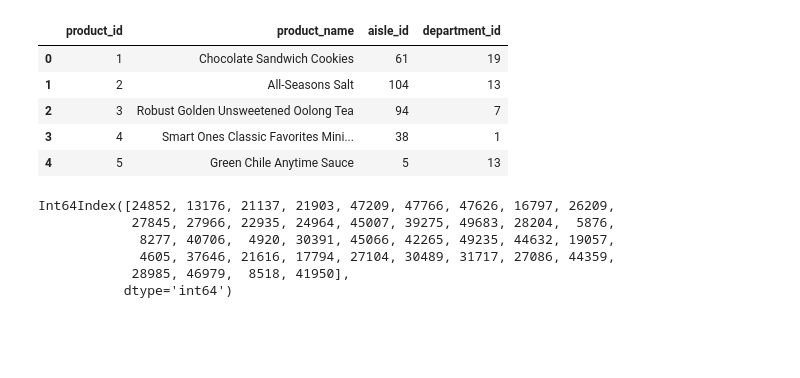
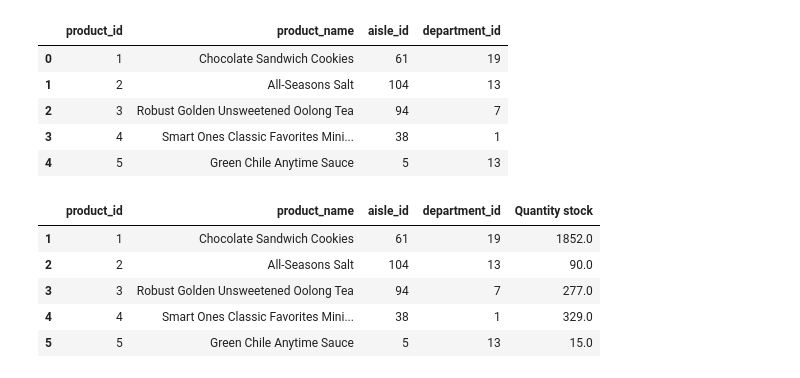
Before and after one commit to JAsanka/BUSINESS-INTELLIGENCE-SYSTEM, a Jupyter notebook: Untitled.ipynb, the cells around one changed output. Cells and saved outputs as stored; diff of their text form; code cells hidden in the pictures; blank space fills up the shorter version.

```diff
--- a/Untitled.ipynb
+++ b/Untitled.ipynb
@@ -180,13 +170,14 @@ products.head()
 | 2 | 3 | Robust Golden Unsweetened Oolong Tea | 94 | 7 |
 | 3 | 4 | Smart Ones Classic Favorites Mini... | 38 | 1 |
 | 4 | 5 | Green Chile Anytime Sauce | 5 | 13 |
-# %%
-#products[products["product_id"] == proir_order.index]
-proir_order.index
-# %% [output]
-Int64Index([24852, 13176, 21137, 21903, 47209, 47766, 47626, 16797, 26209,
-            27845, 27966, 22935, 24964, 45007, 39275, 49683, 28204,  5876,
-             8277, 40706,  4920, 30391, 45066, 42265, 49235, 44632, 19057,
-             4605, 37646, 21616, 17794, 27104, 30489, 31717, 27086, 44359,
-            28985, 46979,  8518, 41950],
-           dtype='int64')
+# %%
+products.index = np.arange(1,len(products.index)+1)
+products["Quantity stock"] = proir_order
+products.head()
+# %% [output]
+|  | product_id | product_name | aisle_id | department_id | Quantity stock |
+| 1 | 1 | Chocolate Sandwich Cookies | 61 | 19 | 1852.0 |
+| 2 | 2 | All-Seasons Salt | 104 | 13 | 90.0 |
+| 3 | 3 | Robust Golden Unsweetened Oolong Tea | 94 | 7 | 277.0 |
+| 4 | 4 | Smart Ones Classic Favorites Mini... | 38 | 1 | 329.0 |
+| 5 | 5 | Green Chile Anytime Sauce | 5 | 13 | 15.0 |
```
Also changed, not shown: parts of 5 cells of this notebook.
